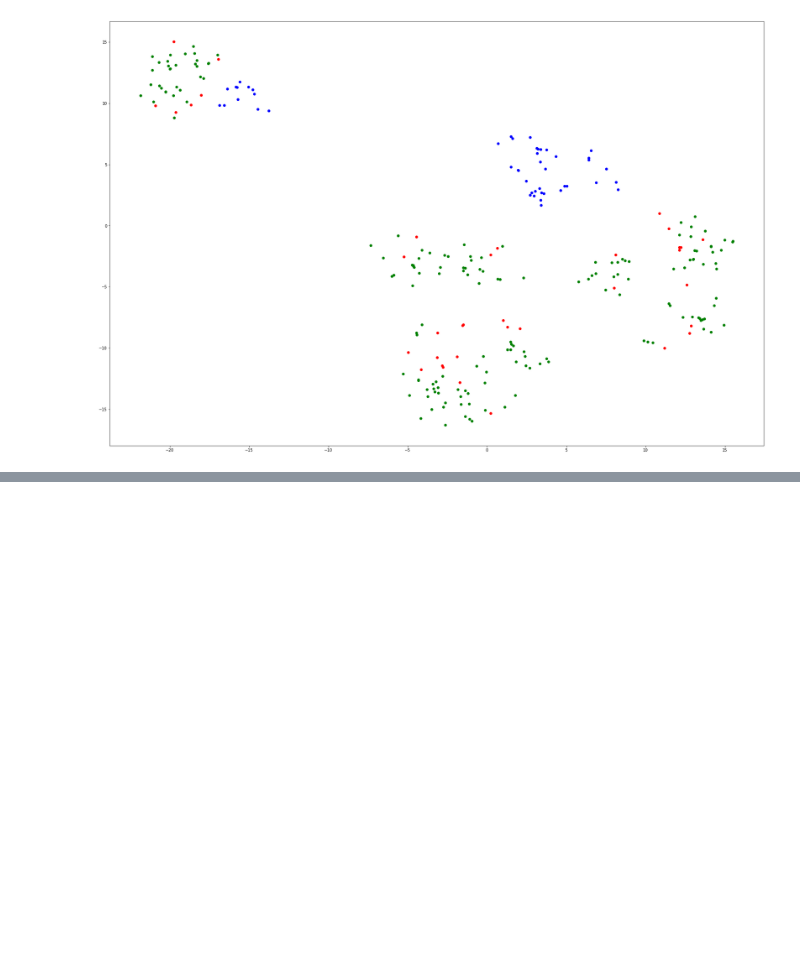
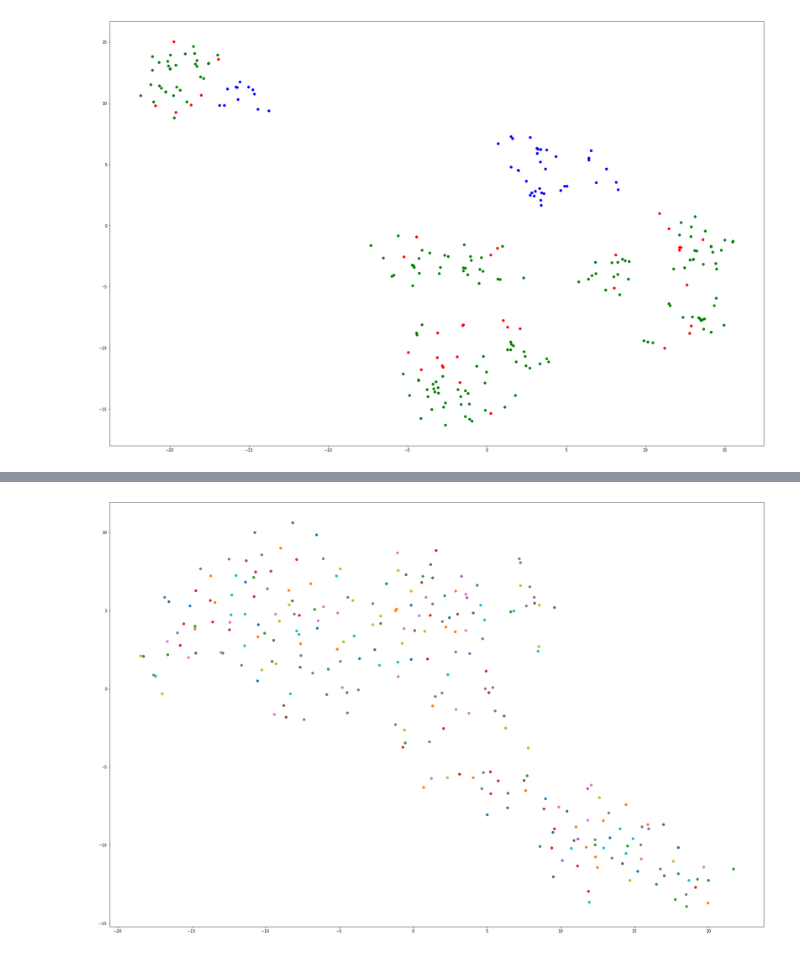
Before and after one commit to DoctorYe/DICOM_head_to_CSV, a Jupyter notebook: Desktop/PLOT.ipynb, the cells around one changed output, grey strips where cells are left out. Saved outputs shown, nothing was run; the diff lists cells and outputs as text; code cells hidden in the pictures; blank space fills up the shorter version.

```diff
--- a/Desktop/PLOT.ipynb
+++ b/Desktop/PLOT.ipynb
@@ -168,0 +197,2 @@ plt.show()
+# %%
+PCA_Feature20=pd.DataFrame(radiomic_feature_reduced)
@@ -168,0 +220,16 @@ plt.show()
+# %%
+PCA_Feature20.index=NeuroClinical_feature_18.index
+# %%
+#pd.merge(NeuroClinical_feature_18[NeuroClinical_feature_18.columns[10:18]],PCA_Feature20,right_index=True,left_index=True)
+PCA_Feature2_clinial=PCA_Feature20.join(NeuroClinical_feature_18[NeuroClinical_feature_18.columns[10:17]])
+# %%
+tsne = TSNE(n_components=2, random_state=0)
+PCA_Feature2_clinial_2D = tsne.fit_transform(PCA_Feature2_clinial)
+%matplotlib inline
+from matplotlib import pyplot as plt
+plt.figure(figsize=(30, 20))
+for i in range(len(PCA_Feature2_clinial_2D)):
+    plt.scatter(PCA_Feature2_clinial_2D[i,0],PCA_Feature2_clinial_2D[i,1])
+plt.show()
+# %% [output]
+[figure, added]
```
Also changed, not shown: parts of 9 cells of this notebook.
